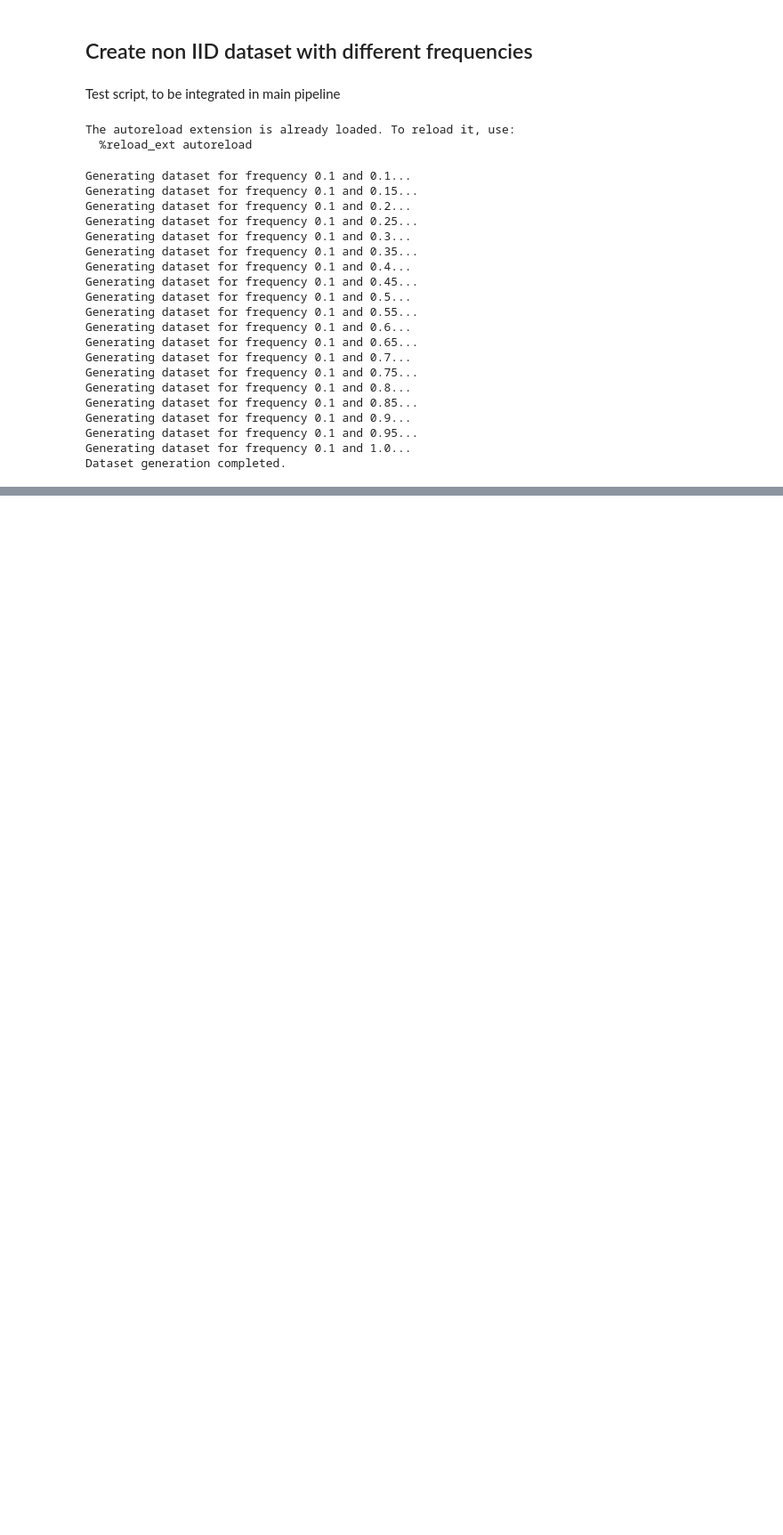
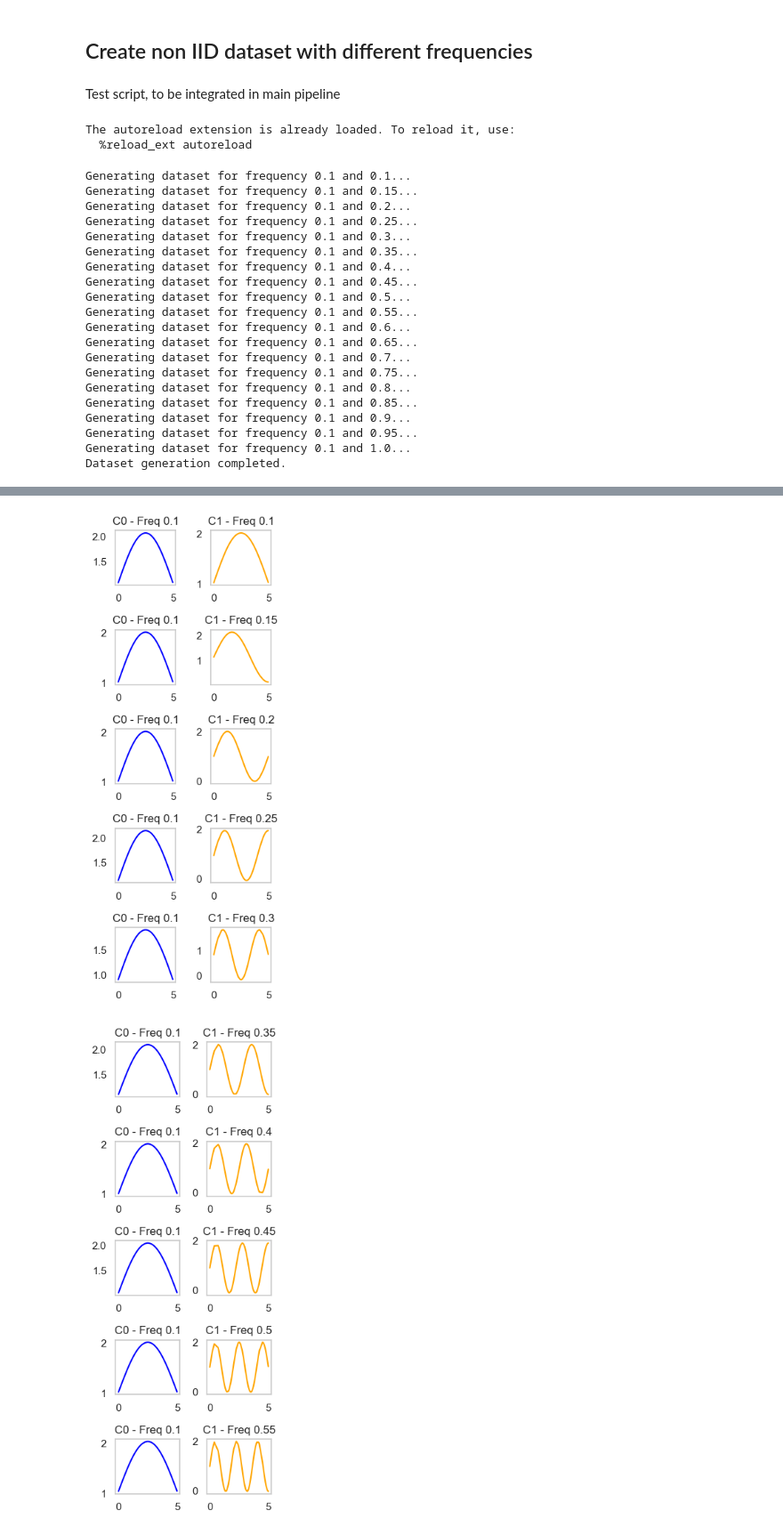
Before and after one commit to luisas/fl4tsf, a Jupyter notebook: analysis/06a_noniid_freq.ipynb, the cells around one changed output, grey strips where cells are left out. Shown at 89% size. Saved outputs shown, nothing was run; the diff lists cells and outputs as text; code cells hidden in the pictures; blank space fills up the shorter version.

```diff
--- a/analysis/06a_noniid_freq.ipynb
+++ b/analysis/06a_noniid_freq.ipynb
@@ -232,0 +180,45 @@ Loading data from ../data/freq_steps_maxfreq_0.35/client_0_train.pt with max fre
+# %%
+dataset_prefix = f"freq*"
+data_folder = "../data/"
+data_files = glob.glob(os.path.join(data_folder, f"{dataset_prefix}/client_0_train.pt"))
+
+# sort files by max frequency
+data_files.sort(key=lambda x: float(x.split("maxfreq_")[-1].split("_")[0].split("/")[0]))
+
+rows_per_fig = 5
+
+c0_freq = None
+for batch_start in range(0, len(data_files), rows_per_fig):
+    batch = data_files[batch_start:batch_start + rows_per_fig]
+    fig, axes = plt.subplots(nrows=len(batch), ncols=2, figsize=(3, 1.5 * len(batch)), squeeze=False)
+
+    for i, file in enumerate(batch):
+        max_freq = float(file.split("maxfreq_")[-1].split("_")[0].split("/")[0])
+        #print(f"Loading data from {file} with max frequency {max_freq}...")
+        if c0_freq is None:
+            c0_freq = max_freq
+
+        y0 = torch.load(file, weights_only=True)[0].squeeze()
+        x0 = torch.load(file.replace("train", "time_steps_train"), weights_only=True)[0].squeeze()
+
+        client_1_file = file.replace("client_0", "client_1")
+        y1 = torch.load(client_1_file, weights_only=True)[0].squeeze()
+        x1 = torch.load(client_1_file.replace("train", "time_steps_train"), weights_only=True)[0].squeeze()
+
+        # Client 0 plot
+        ax0 = axes[i][0]
+        ax0.plot(x0, y0, color='blue')
+        ax0.set_title(f"C0 - Freq {c0_freq}")
+        ax0.grid()
+
+        # Client 1 plot
+        ax1 = axes[i][1]
+        ax1.plot(x1, y1, color='orange')
+        ax1.set_title(f"C1 - Freq {max_freq}")
+        ax1.grid()
+
+    plt.tight_layout()
+    plt.show()
+# %% [output]
+[figure, added]
+[figure, added]
```
Also changed, not shown: parts of 8 cells of this notebook, 16 other files.
